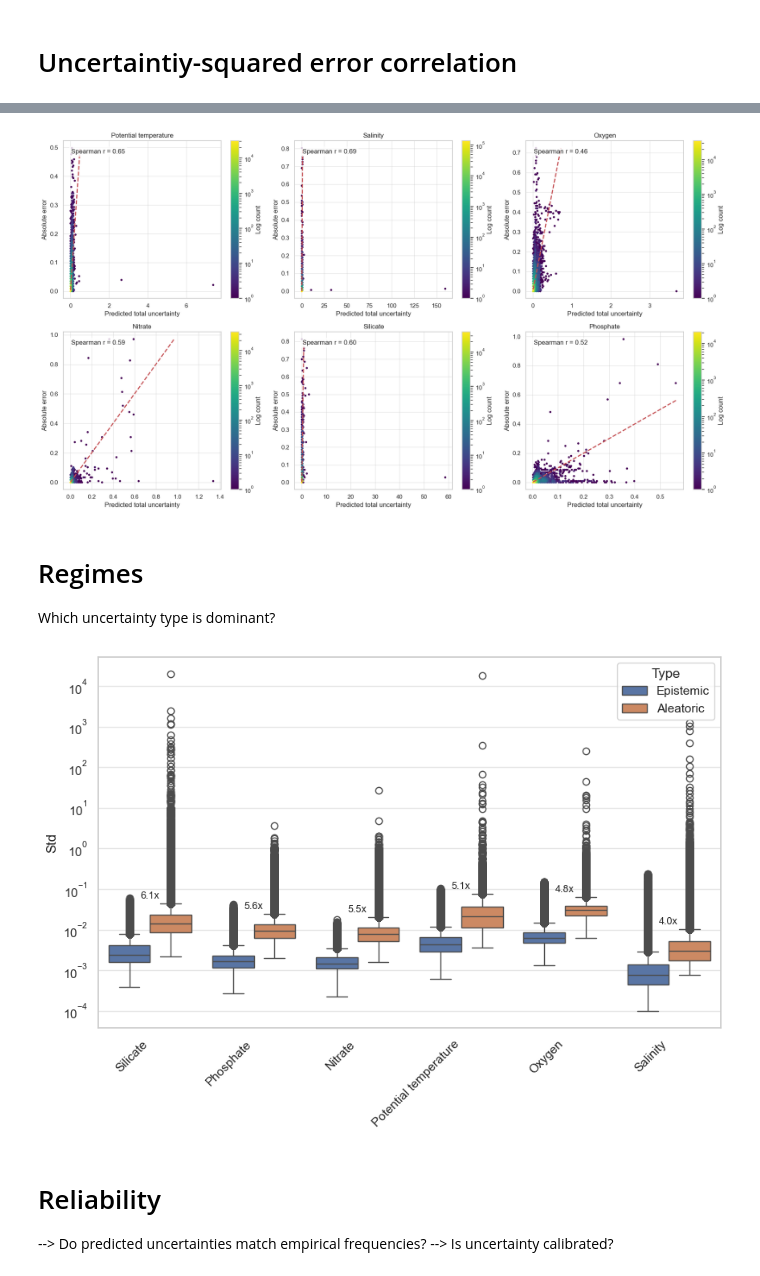
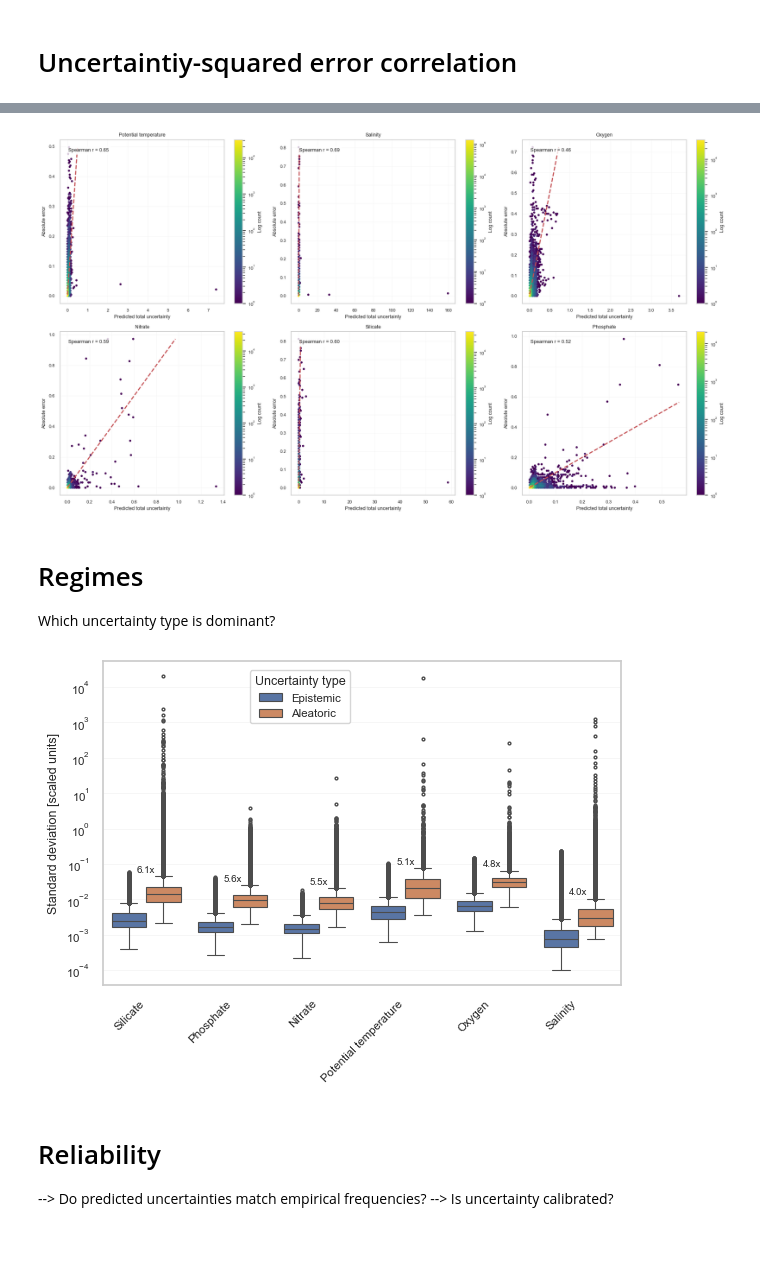
Before and after one commit to y-jenniges/time_imputation, a Jupyter notebook: uncertainty_analysis.ipynb, the cells around one changed output, grey strips where cells are left out. Drawn from its saved outputs; the diff is of its cells as text; code cells hidden in the pictures; blank space fills up the shorter version.

```diff
--- a/uncertainty_analysis.ipynb
+++ b/uncertainty_analysis.ipynb
@@ -88,7 +88,8 @@ Phosphate                                           2                     79008.
 # %% [markdown]
 # Uncertainty-missingness correlation
 # %%
-sns.set_theme(style="whitegrid")
+# Figure drawn at final print size (0.5 * 17 cm text width of the supplement), font sizes ~8 pt
+sns.set_theme(style="whitegrid", font_scale=0.75, rc={"grid.linewidth": 0.5, "grid.color": ".9"})
 
 # Uncertainty-missingness correlation, per seed then aggregated across seeds
 df = df_true.copy()
@@ -113,9 +114,9 @@ annot = pd.DataFrame(index=corrs.index)
 for col, std_col in [("Epistemic", "Epistemic_std"), ("Aleatoric", "Aleatoric_std")]:
     annot[col] = [f"{m:.2f}\n±{sd:.2f}" for m, sd in zip(corrs[col], corrs[std_col])]
 
-plt.figure(figsize=(4, 4))
+plt.figure(figsize=(3.35, 2.8))
 sns.heatmap(corrs[["Epistemic", "Aleatoric"]], annot=annot, fmt="", cmap="coolwarm", center=0, vmin=-1, vmax=1,
-            cbar_kws={"label": "Spearman correlation"})
+            cbar_kws={"label": r"Spearman's $\rho$"})
 plt.ylabel("")
 plt.tight_layout()
 plt.savefig(f"output/plots/uncertainty/{model_name}_uncertainty_missingness_correlation.pdf", bbox_inches="tight", dpi=1000)
@@ -294,18 +296,23 @@ corrs = corrs_long.groupby(["Feature", "Uncertainty"])["Spearman"].agg(["mean",
 corrs_long.to_csv(f"output/plots/uncertainty/{model_name}_spearman_correlation_uncertainty_squared_error.csv", index=False)
 # %%
 # Plot correlations
-sns.set_theme(style="whitegrid")
+# Figure drawn at final print size (0.6 * 17 cm text width of the supplement), font sizes ~8 pt
+sns.set_theme(style="whitegrid", font_scale=0.75, rc={"grid.linewidth": 0.5, "grid.color": ".9"})
 
 temp = corrs_long[corrs_long["Uncertainty"] == "Total"]
 order = corrs[corrs["Uncertainty"] == "Total"].sort_values("mean")["Feature"]
 stds = corrs[corrs["Uncertainty"] == "Total"].set_index("Feature").loc[order, "std"]
 
-fig, ax = plt.subplots(figsize=(8, 6))
+fig, ax = plt.subplots(figsize=(4.0, 2.6))
 sns.barplot(temp, x="Feature", y="Spearman", order=order, errorbar="sd", ax=ax)
 bar_label_beyond_errorbar(ax, stds, fmt="{:.2f}")
+# Leave room above the whiskers for the value labels
+means = corrs[corrs["Uncertainty"] == "Total"].set_index("Feature").loc[order, "mean"]
+ax.set_ylim(0, (means + stds).max() * 1.2)
 plt.xlabel("")
-plt.xticks(rotation=45, ha="right")
-plt.ylabel("Spearman correlation")  # Correlation uncertainty ~ squared error
+ax.set_xticks(range(len(order)))
+ax.set_xticklabels([n.replace(" ", "\n") for n in order])  # wrapped labels, no rotation
+plt.ylabel(r"Spearman's $\rho$")  # Correlation uncertainty ~ squared error
 plt.tight_layout()
 plt.savefig(f"output/plots/uncertainty/{model_name}_corr_total.pdf", bbox_inches="tight", dpi=1000)
 plt.show()
@@ -382,7 +389,7 @@ for j, name in enumerate(config.parameters):
 plt.tight_layout()
 plt.show()
 # %% [output]
-[figure, old version]
+[figure, new version]
 # %% [markdown]
 # Regimes
 Which uncertainty type is dominant?
@@ -391,39 +398,45 @@ Which uncertainty type is dominant?
 rows = []
 for i, feat in enumerate(config.parameters):
     for s in seeds:
         rows.append(pd.DataFrame({"Feature": config.parameter_name_map[feat], "Type": "Epistemic",
                                    "Std": np.sqrt(epistemic_var_seeds[s][:, i])}))
         rows.append(pd.DataFrame({"Feature": config.parameter_name_map[feat], "Type": "Aleatoric",
                                    "Std": np.sqrt(aleatoric_var_seeds[s][:, i])}))
 box_df = pd.concat(rows, ignore_index=True)
 
 # Aleatoric/epistemic ratio from the per-point medians
 medians = box_df.groupby(["Feature", "Type"])["Std"].median().unstack()
 ratio = (medians["Aleatoric"] / medians["Epistemic"]).sort_values(ascending=False)
 feat_order = ratio.index.tolist()
 
-# Plot
-plt.figure(figsize=(10, 6))
-ax = sns.boxplot(data=box_df, x="Feature", y="Std", hue="Type", order=feat_order)
+# Plot (drawn at final print size: full 17 cm text width of the supplement, font sizes ~8 pt)
+sns.set_theme(style="whitegrid", font_scale=0.75, rc={"grid.linewidth": 0.5, "grid.color": ".9"})
+plt.figure(figsize=(6.69, 4.2))
+ax = sns.boxplot(data=box_df, x="Feature", y="Std", hue="Type", order=feat_order, fliersize=2, linewidth=0.8)
 plt.yscale("log")
 plt.xticks(rotation=45, ha="right")
 plt.xlabel("")
+plt.ylabel("Standard deviation [scaled units]")
+# Place legend in the empty area above the nitrate column
+ax.legend(title="Uncertainty type", ncol=1, loc="upper center", bbox_to_anchor=(0.38, 0.99))
 
-# Labels above the aleatoric box to show aleatoric/epistemic median
+# Place uncertainty-ratio labels above the aleatoric box
 for i, feat_name in enumerate(feat_order):
     alea_vals = box_df.loc[(box_df["Feature"] == feat_name) & (box_df["Type"] == "Aleatoric"), "Std"]
     whishi = boxplot_stats(alea_vals.values)[0]["whishi"]
-    ax.text(i, whishi * 1.15, f"{ratio[feat_name]:.1f}x", ha="center", va="bottom", fontsize=9)
+    ax.text(i, whishi * 1.15, f"{ratio[feat_name]:.1f}x", ha="center", va="bottom", fontsize=7,
+            bbox=dict(facecolor="white", edgecolor="none", alpha=0.8, pad=0.5))
 
 # Rasterise markers of the fliers (to reduce file size as there are so many fliers)
 for line in ax.lines:
     if line.get_linestyle() == "None" and line.get_marker() not in (None, "None"):
         line.set_rasterized(True)
 
+# Save
 plt.savefig(f"output/plots/uncertainty/{model_name}_uncertainty_epi_alea_std_boxplot.pdf", bbox_inches="tight", dpi=1000)
 plt.show()
 # %% [output]
-[figure, old version]
+[figure, new version]
 # %% [markdown]
 # Reliability
 --> Do predicted uncertainties match empirical frequencies?
```
Also changed, not shown: parts of 10 cells of this notebook.
